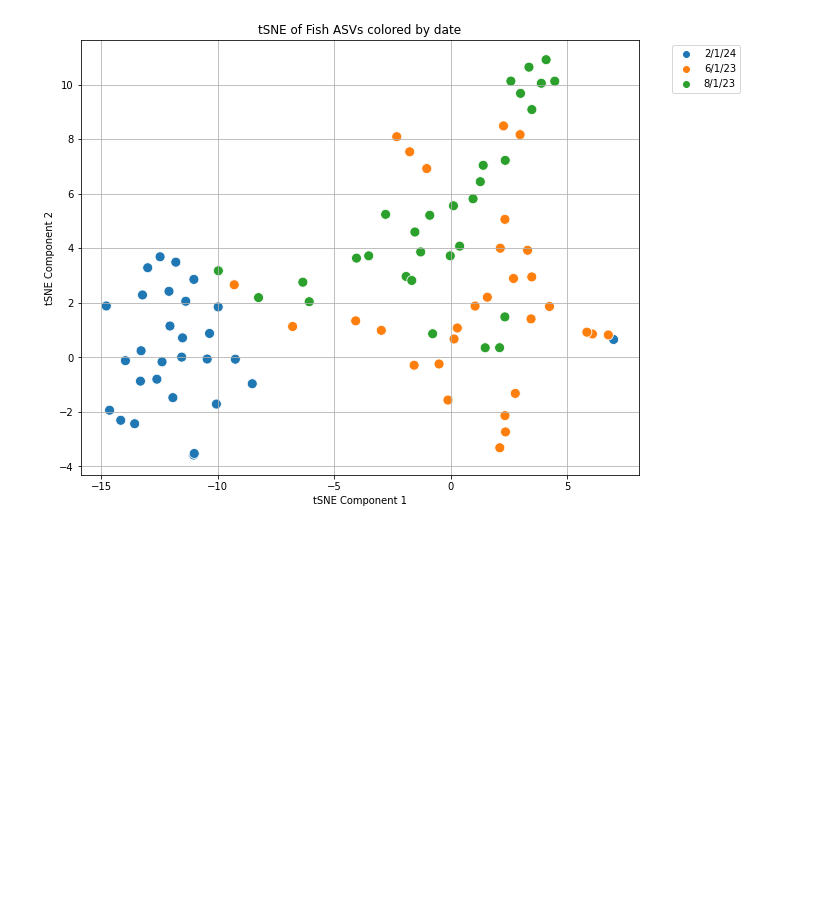
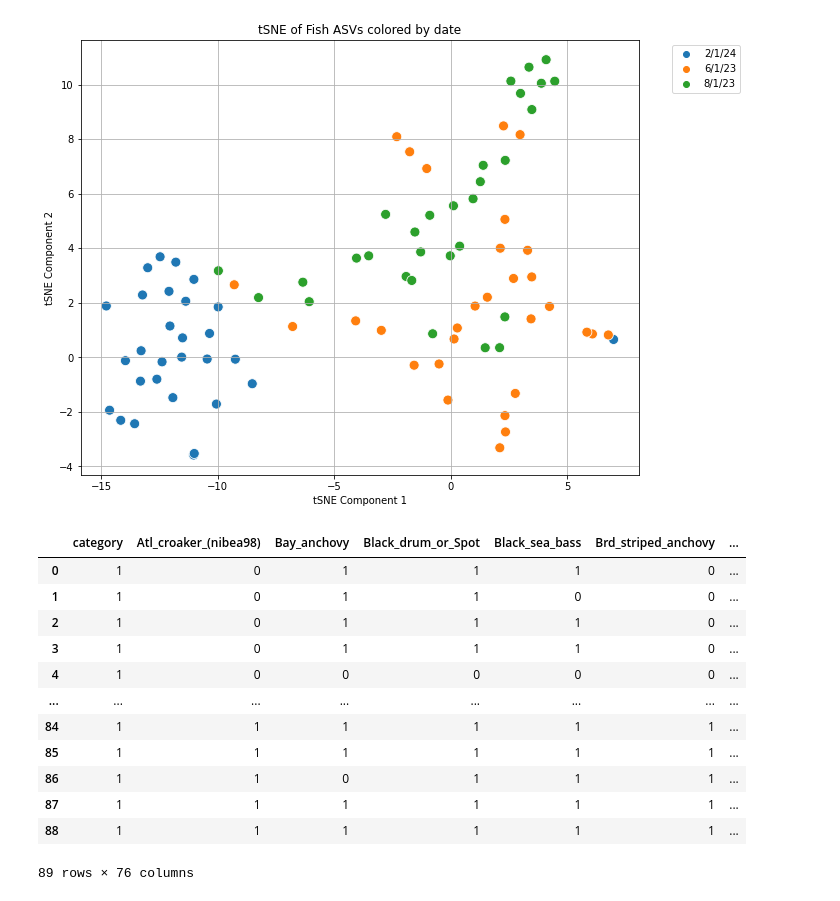
Before and after one commit to henrysun9074/fishics, a Jupyter notebook: dim-reduction/pca-tsne.ipynb, the cells around one changed output. Saved outputs shown, nothing was run; the diff lists cells and outputs as text; code cells hidden in the pictures; blank space fills up the shorter version.

```diff
--- a/dim-reduction/pca-tsne.ipynb
+++ b/dim-reduction/pca-tsne.ipynb
@@ -107,3 +107,29 @@ plt.show()
 data
 selected_columns = data[['tSNE1', 'tSNE2', 'date']]
 selected_columns.to_csv('tsne_latent_space.csv', index=False)
+# %%
+# Extract species columns
+columns_to_remove = ['PCA1', 'PCA2', 'tSNE1', 'tSNE2']
+save_data = data.drop(columns=columns_to_remove, errors='ignore')
+
+species_columns = save_data.columns[data.columns.get_loc("primers") + 1:]
+
+# Convert relative abundance to presence/absence (1 if > 0, else 0)
+Data_presence = save_data[species_columns].applymap(lambda x: 1 if x > 0 else 0)
+
+# Display the first few rows of the presence/absence data
+Data_presence
+# %% [output]
+|  | category | Atl_croaker_(nibea98) | Bay_anchovy | Black_drum_or_Spot | Black_sea_bass | Brd_striped_anchovy | ... |
+| 0 | 1 | 0 | 1 | 1 | 1 | 0 | ... |
+| 1 | 1 | 0 | 1 | 1 | 0 | 0 | ... |
+| 2 | 1 | 0 | 1 | 1 | 1 | 0 | ... |
+| 3 | 1 | 0 | 1 | 1 | 1 | 0 | ... |
+| 4 | 1 | 0 | 0 | 0 | 0 | 0 | ... |
+| ... | ... | ... | ... | ... | ... | ... | ... |
+| 84 | 1 | 1 | 1 | 1 | 1 | 1 | ... |
+| 85 | 1 | 1 | 1 | 1 | 1 | 1 | ... |
+| 86 | 1 | 1 | 0 | 1 | 1 | 1 | ... |
+| 87 | 1 | 1 | 1 | 1 | 1 | 1 | ... |
+| 88 | 1 | 1 | 1 | 1 | 1 | 1 | ... |
+89 rows × 76 columns
```
Also changed, not shown: parts of 2 cells of this notebook, 3 other files.
